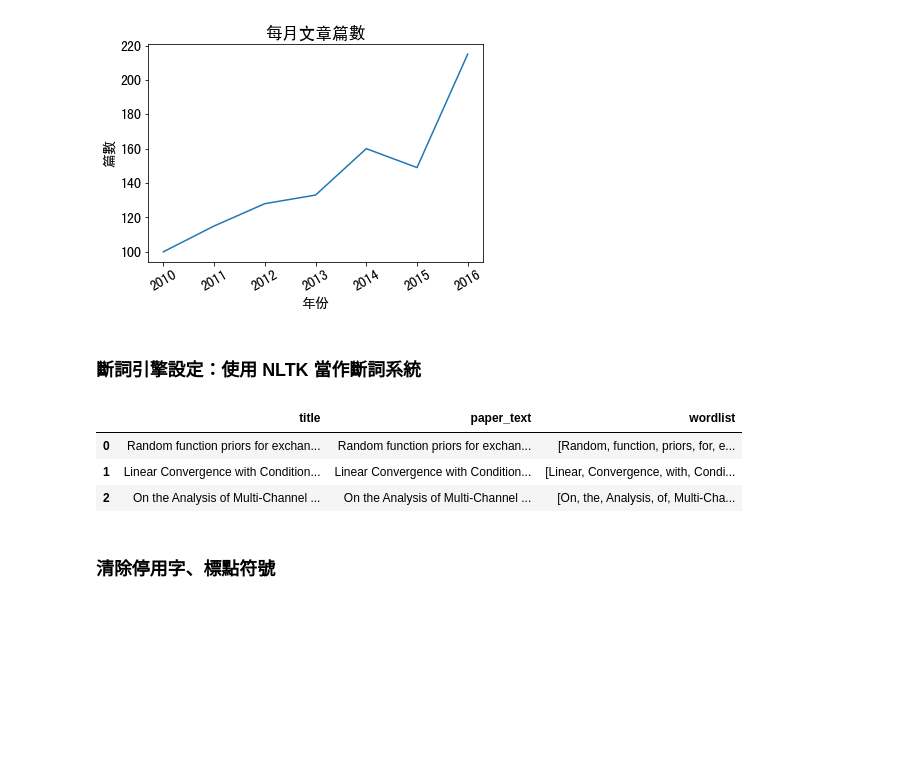
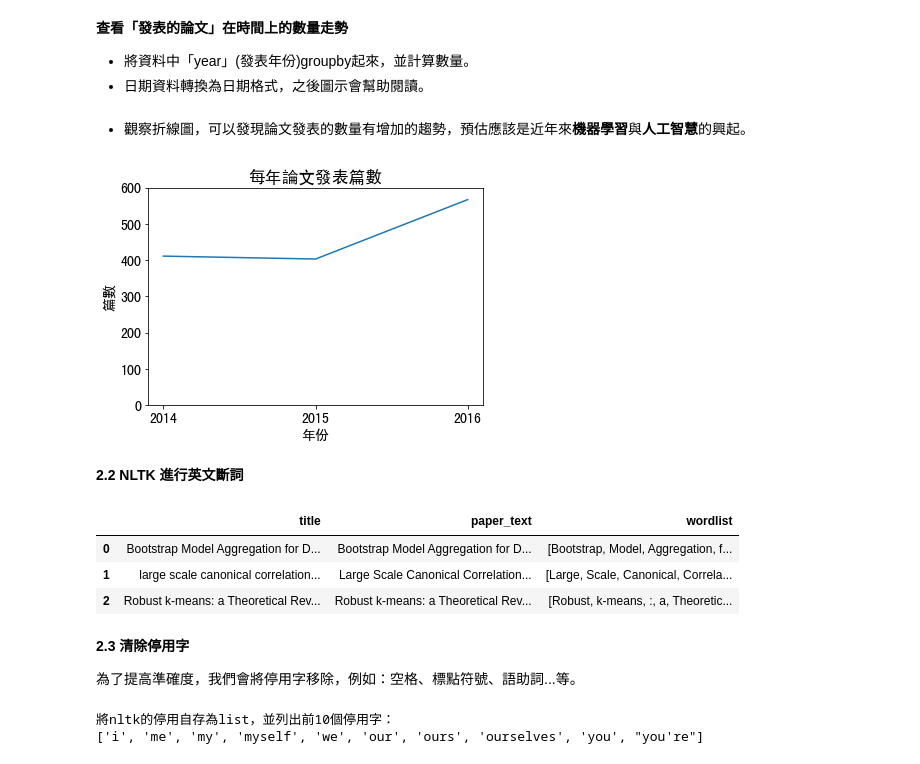
Before and after one commit to Text-Analytics-and-Retrieval/SMA_2021F, a Jupyter notebook: week12_topic_model/week12_en .ipynb, the cells around one changed output. Drawn from its saved outputs; the diff is of its cells as text; code cells hidden in the pictures; blank space fills up the shorter version.

```diff
--- a/week12_topic_model/week12_en .ipynb
+++ b/week12_topic_model/week12_en .ipynb
@@ -29,12 +70,16 @@ import pandas as pd# pip install pandas
 # %%
 # 匯入資料
-raw_data = pd.read_csv('./data/papers.csv')
+raw_data = pd.read_csv('./raw_data/papers.csv')
 # random_staste 隨機的狀態
-raw_data = raw_data[ raw_data['year'] >= 2010 ] #2707
-metadata = raw_data.sample(n=1000, random_state=2021).reset_index(drop=True)
+raw_data = raw_data[ raw_data['year'] >= 2014 ] #2707
+metadata = raw_data.sample(n=500, random_state=2021).reset_index(drop=True)
+# %% [markdown]
+**查看「發表的論文」在時間上的數量走勢** <br>
++ 將資料中「year」(發表年份)groupby起來，並計算數量。
++ 日期資料轉換為日期格式，之後圖示會幫助閱讀。
 # %%
 year_count = pd.DataFrame({
-    'year': metadata.groupby('year').size().index,
-    'count': metadata.groupby('year').size().values
+    'year': raw_data.groupby('year').size().index,
+    'count': raw_data.groupby('year').size().values
 })
 year_count = year_count.sort_values(by='year') # 排序
@@ -47,12 +86,16 @@ matplotlib.rc('font', **font)
+# %% [markdown]
++ 觀察折線圖，可以發現論文發表的數量有增加的趨勢，預估應該是近年來**機器學習**與**人工智慧**的興起。
 # %%
+x_year = [2014, 2015, 2016]
 plt.plot(year_count['year'], year_count['count'])
-plt.title('每月文章篇數') # 標題
+plt.title('每年論文發表篇數') # 標題
 plt.xlabel('年份') # x軸標題
 plt.ylabel('篇數') # y軸標題
-plt.xticks(rotation=30) # 旋轉x刻度避免重疊
+plt.ylim(0,600) # 刻度
+plt.xticks(x_year)
 plt.show()
 # %% [output]
-[figure, old version]
+[figure, new version]
-# %% [markdown]
-### 斷詞引擎設定：使用 NLTK 當作斷詞系統
+# %% [markdown]
+**2.2 NLTK 進行英文斷詞**
 # %%
@@ -64,17 +107,21 @@ token_df.head(3)
 # 44s
 # %% [output]
 |  | title | paper_text | wordlist |
-| 0 | Random function priors for exchan... | Random function priors for exchan... | [Random, function, priors, for, e... |
-| 1 | Linear Convergence with Condition... | Linear Convergence with Condition... | [Linear, Convergence, with, Condi... |
-| 2 | On the Analysis of Multi-Channel ... | On the Analysis of Multi-Channel ... | [On, the, Analysis, of, Multi-Cha... |
+| 0 | Bootstrap Model Aggregation for D... | Bootstrap Model Aggregation for D... | [Bootstrap, Model, Aggregation, f... |
+| 1 | large scale canonical correlation... | Large Scale Canonical Correlation... | [Large, Scale, Canonical, Correla... |
+| 2 | Robust k-means: a Theoretical Rev... | Robust k-means: a Theoretical Rev... | [Robust, k-means, :, a, Theoretic... |
-# %% [markdown]
-### 清除停用字、標點符號
+# %% [markdown]
+**2.3 清除停用字**
+
+為了提高準確度，我們會將停用字移除，例如：空格、標點符號、語助詞...等。<br>
 # %%
-from nltk.corpus import stopwords
 # nltk.download('stopwords')
 
 # nltk的stop_words
 stop_words = []
 stop_words = stopwords.words('english')
-
-# print(stop_words)
+print("將nltk的停用自存為list，並列出前10個停用字：")
+print(stop_words[:10])
+# %% [output]
+將nltk的停用自存為list，並列出前10個停用字：
+['i', 'me', 'my', 'myself', 'we', 'our', 'ours', 'ourselves', 'you', "you're"]
```
Also changed, not shown: parts of 73 cells of this notebook, 6 other files.
